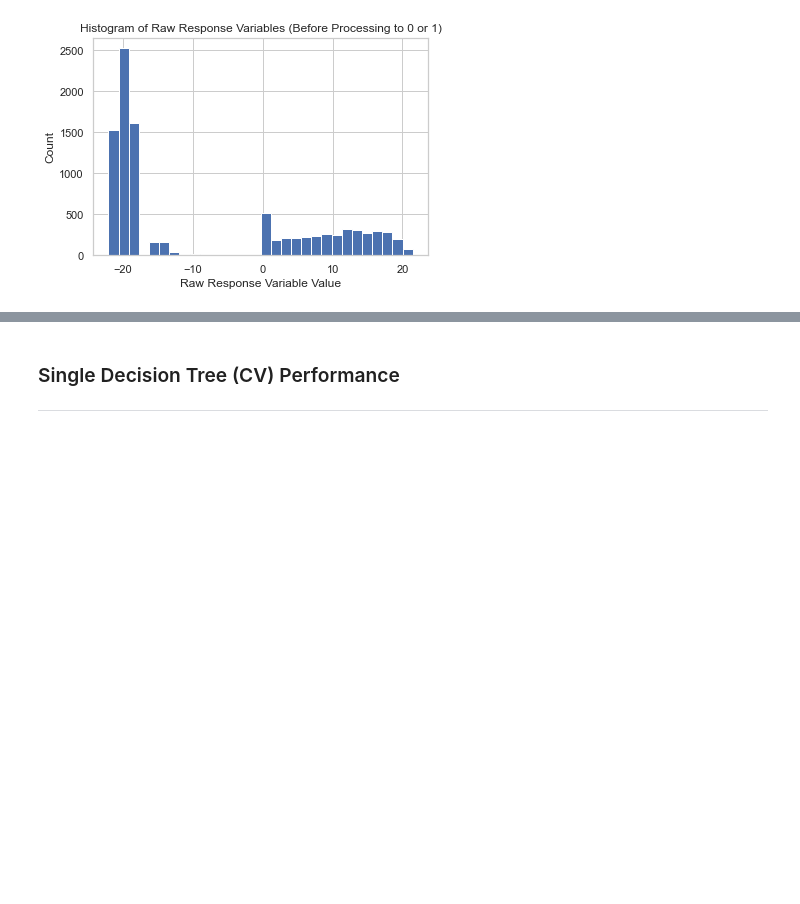
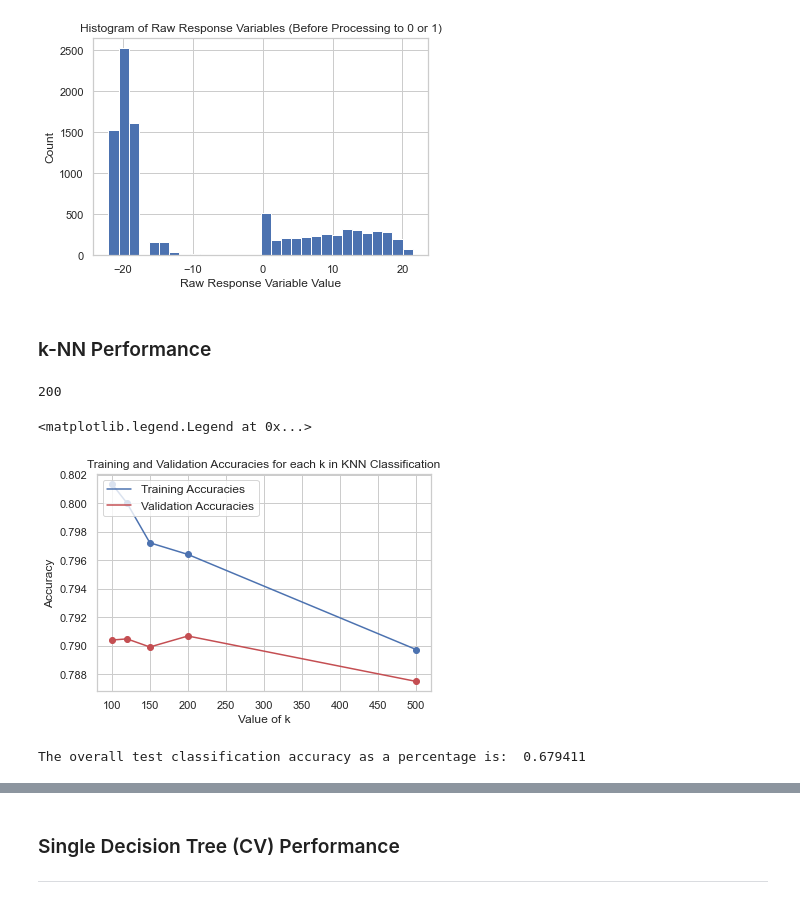
Before and after one commit to raychen2019/Mortality, a Jupyter notebook: models-v3.ipynb, the cells around one changed output, grey strips where cells are left out. Drawn from its saved outputs; the diff is of its cells as text; code cells hidden in the pictures; blank space fills up the shorter version.

```diff
--- a/models-v3.ipynb
+++ b/models-v3.ipynb
@@ -100,3 +100,5 @@ print("Baseline Logistic Regression Score:", logit_base_test_accuracy)
 Naive Mean Model Score: 0.5
 Baseline Logistic Regression Score: 0.7356105810651266
 [figure]
+# %% [markdown]
+### <div class="exercise"> k-NN Performance </div>
@@ -102,0 +123,34 @@ Baseline Logistic Regression Score: 0.7356105810651266
+# %%
+max_val = max(validation_error)
+k = k_list[validation_error.index(max_val)]
+print(k)
+# %% [output]
+200
+# %%
+# scatter plot and line for training acc
+plt.scatter(k_list,training_error, color="b")
+plt.plot(k_list,training_error, color="b", label="Training Accuracies")
+
+# scatter plot and line for val acc
+plt.scatter(k_list,validation_error, color="r")
+plt.plot(k_list,validation_error, color="r", label="Validation Accuracies")
+
+# Labels, axes, and legend
+plt.title("Training and Validation Accuracies for each k in KNN Classification")
+plt.xlabel("Value of k")
+plt.ylabel("Accuracy")
+plt.legend(loc = 'upper left', fontsize = 12)
+# %% [output]
+<matplotlib.legend.Legend at 0x...>
+[figure, added]
+# %%
+best_knn = KNeighborsClassifier(n_neighbors=k)
+best_knn.fit(X_train_impute, y_train.values.ravel())
+
+y_test_pred = best_knn.predict(X_test_impute)
+
+best_knn_test_acccuracy = roc_auc_score(y_test, y_test_pred)
+
+print("The overall test classification accuracy as a percentage is: ", round(best_knn_test_acccuracy,6))
+# %% [output]
+The overall test classification accuracy as a percentage is:  0.679411
```
Also changed, not shown: parts of 53 cells of this notebook, 10 other files.
